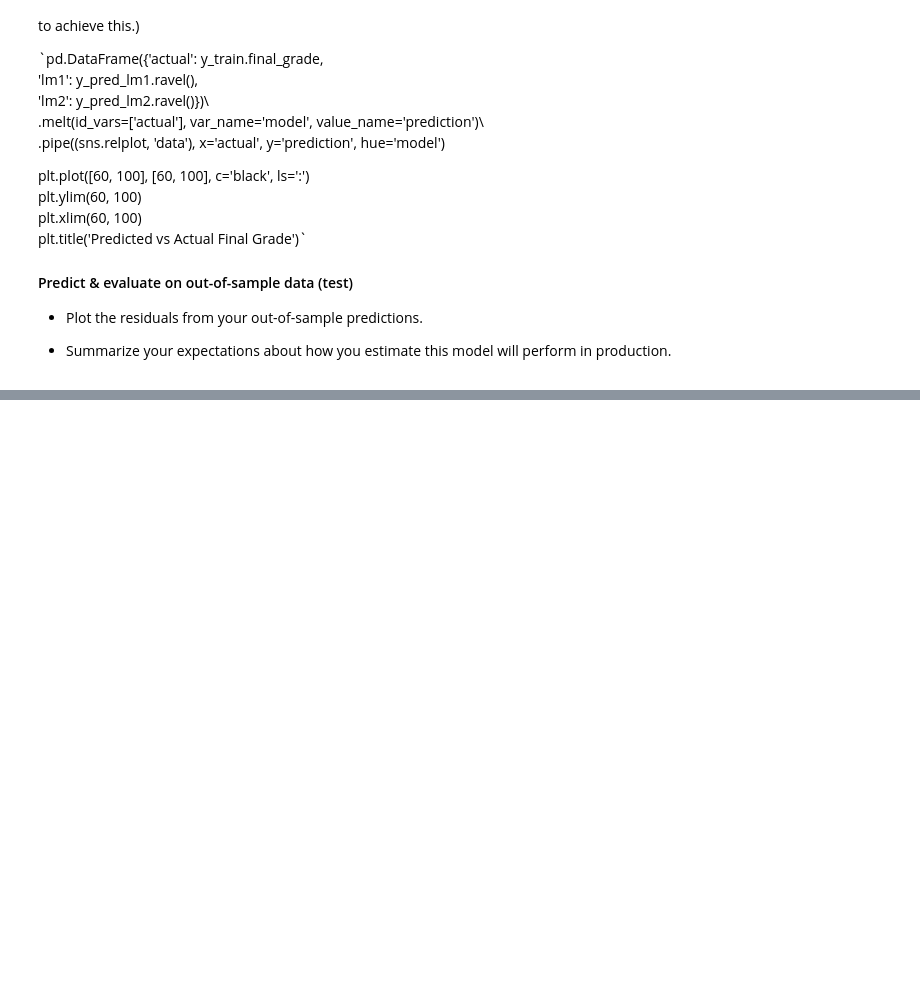
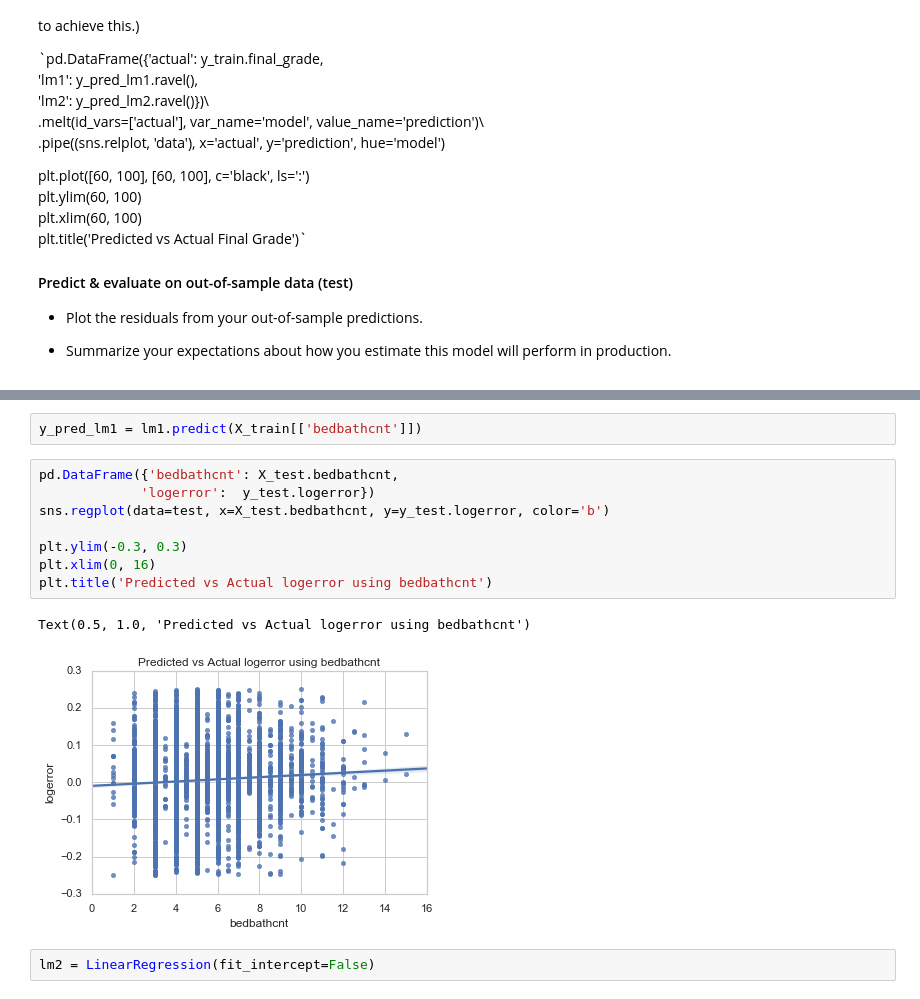
Before and after one commit to GaryGonzenbach/codeup-ds-projects, a Jupyter notebook: Regression_Project_GaryGonzenbach.ipynb, the cells around one changed output, grey strips where cells are left out. Drawn from its saved outputs; the diff is of its cells as text; blank space fills up the shorter version.

```diff
--- a/Regression_Project_GaryGonzenbach.ipynb
+++ b/Regression_Project_GaryGonzenbach.ipynb
@@ -514,0 +491,15 @@ strong multicollinearity or other numerical problems.
+# %%
+y_pred_lm1 = lm1.predict(X_train[['bedbathcnt']])
+# %%
+pd.DataFrame({'bedbathcnt': X_test.bedbathcnt,
+             'logerror':  y_test.logerror})
+sns.regplot(data=test, x=X_test.bedbathcnt, y=y_test.logerror, color='b')
+
+plt.ylim(-0.3, 0.3)
+plt.xlim(0, 16)
+plt.title('Predicted vs Actual logerror using bedbathcnt')
+# %% [output]
+Text(0.5, 1.0, 'Predicted vs Actual logerror using bedbathcnt')
+[figure, added]
+# %%
+lm2 = LinearRegression(fit_intercept=False)
```
Also changed, not shown: parts of 27 cells of this notebook.
